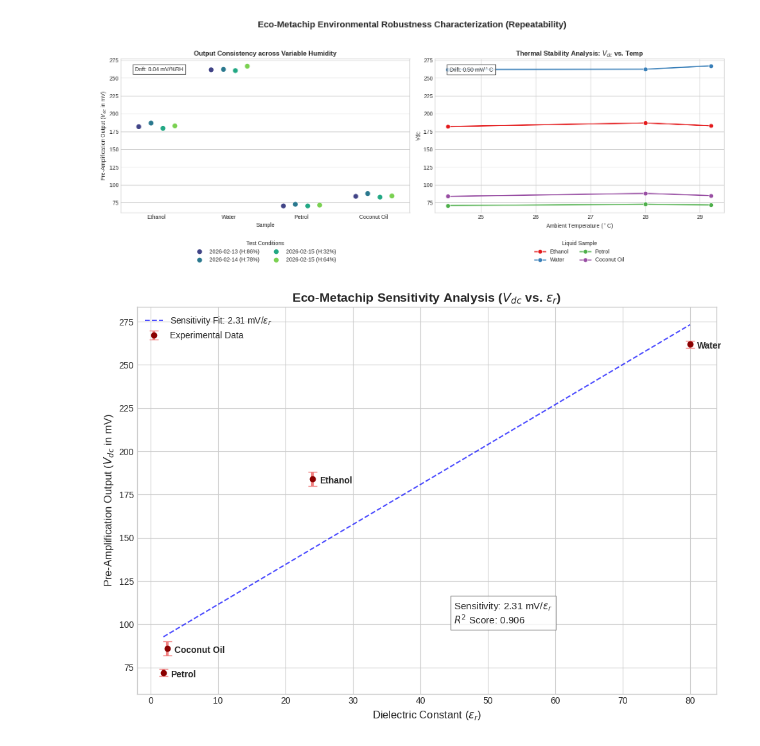
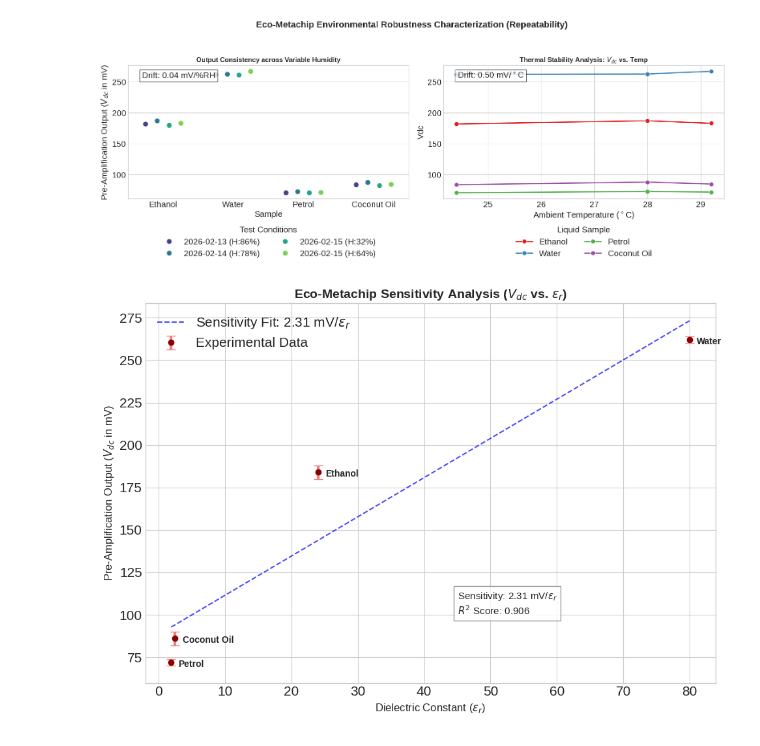
Before and after one commit to aaromalonline/ecometachip, a Jupyter notebook: public/observations/plot_obs.ipynb, the cells around one changed output. Cells and saved outputs as stored; diff of their text form; code cells hidden in the pictures.

```diff
--- a/public/observations/plot_obs.ipynb
+++ b/public/observations/plot_obs.ipynb
@@ -3,6 +3,8 @@ import pandas as pd
 import matplotlib.pyplot as plt
 import seaborn as sns
 from scipy import stats
+
+plt.rcParams.update({'font.size': 15})
 
 # 1. Load your dataset
 df = pd.read_csv('complete_preampobslog.csv')
@@ -17,39 +19,41 @@ fig, (ax1, ax2) = plt.subplots(1, 2, figsize=(16, 7))
 # --- Subplot 1: Humidity Robustness ---
 sns.pointplot(data=df, x='Sample', y='Vdc', hue='Session',
               linestyles='none', dodge=0.5, palette='viridis', ax=ax1)
 ax1.set_title('Output Consistency across Variable Humidity', fontsize=12, fontweight='bold')
 ax1.set_ylabel(r'Pre-Amplification Output ($V_{dc}$ in mV)')
 
 # Calculate and add Humidity Coefficient
 h_slope, _, _, _, _ = stats.linregress(df['Humidity'], df['Vdc'])
 ax1.text(0.05, 0.95, fr'Drift: {h_slope:.2f} mV/%RH', transform=ax1.transAxes,
          bbox=dict(facecolor='white', alpha=0.8), verticalalignment='top')
 
 # --- Subplot 2: Thermal Stability ---
 sns.lineplot(data=df_temp, x='Temp', y='Vdc', hue='Sample',
              marker='o', markersize=8, linewidth=2, palette='Set1', ax=ax2)
 ax2.set_title(r'Thermal Stability Analysis: $V_{dc}$ vs. Temp', fontsize=12, fontweight='bold')
 ax2.set_xlabel(r'Ambient Temperature ($^\circ$C)')
 
 # Calculate and add Thermal Coefficient
 t_slope, _, _, _, _ = stats.linregress(df_temp['Temp'], df_temp['Vdc'])
 ax2.text(0.05, 0.95, fr'Drift: {t_slope:.2f} mV/$^\circ$C', transform=ax2.transAxes,
          bbox=dict(facecolor='white', alpha=0.8), verticalalignment='top')
 
 # Formatting
 plt.suptitle('Eco-Metachip Environmental Robustness Characterization (Repeatability)', fontsize=16, fontweight='bold', y=0.98)
 ax1.legend(title='Test Conditions', loc='upper center', bbox_to_anchor=(0.5, -0.15), ncol=2)
 ax2.legend(title='Liquid Sample', loc='upper center', bbox_to_anchor=(0.5, -0.15), ncol=2)
 plt.tight_layout(rect=[0, 0.05, 1, 0.95])
 plt.savefig('env_repeatability_analysis.png', dpi=300)
 plt.show()
 # %% [output]
-[figure, old version]
+[figure, new version]
 # %%
 import pandas as pd
 import matplotlib.pyplot as plt
 import numpy as np
 from scipy import stats
+
+plt.rcParams.update({'font.size': 15})
 
 # 1. Load the data
 df = pd.read_csv('general_preampobs.csv')
@@ -98,4 +102,4 @@ plt.tight_layout()
 plt.savefig('sensitivity_analysis.png', dpi=300)
 plt.show()
 # %% [output]
-[figure, old version]
+[figure, new version]
```
Also changed, not shown: 8 other files.
